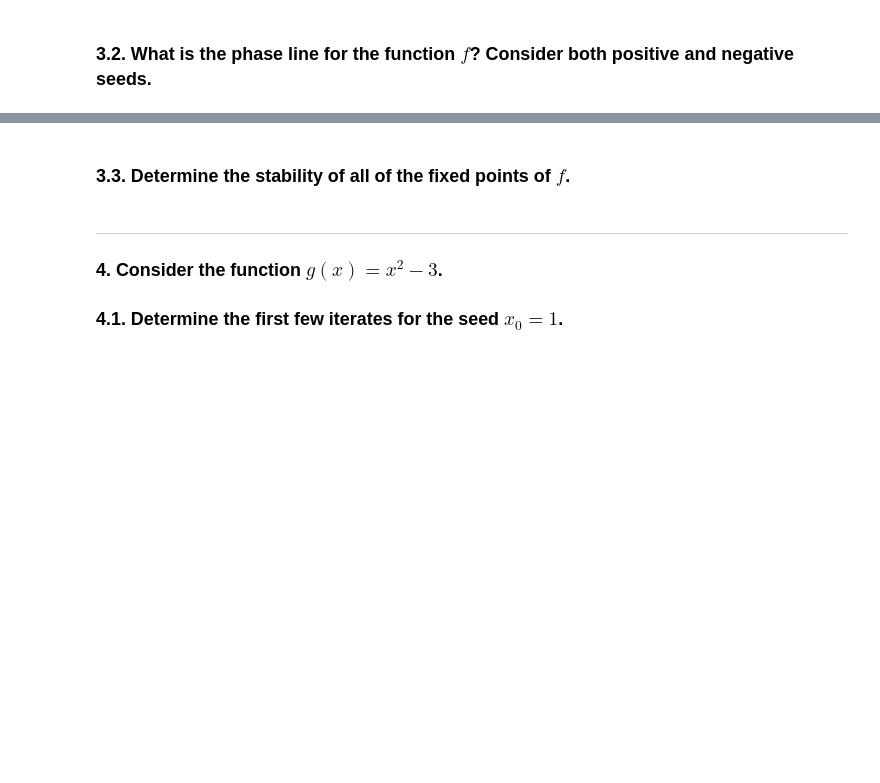
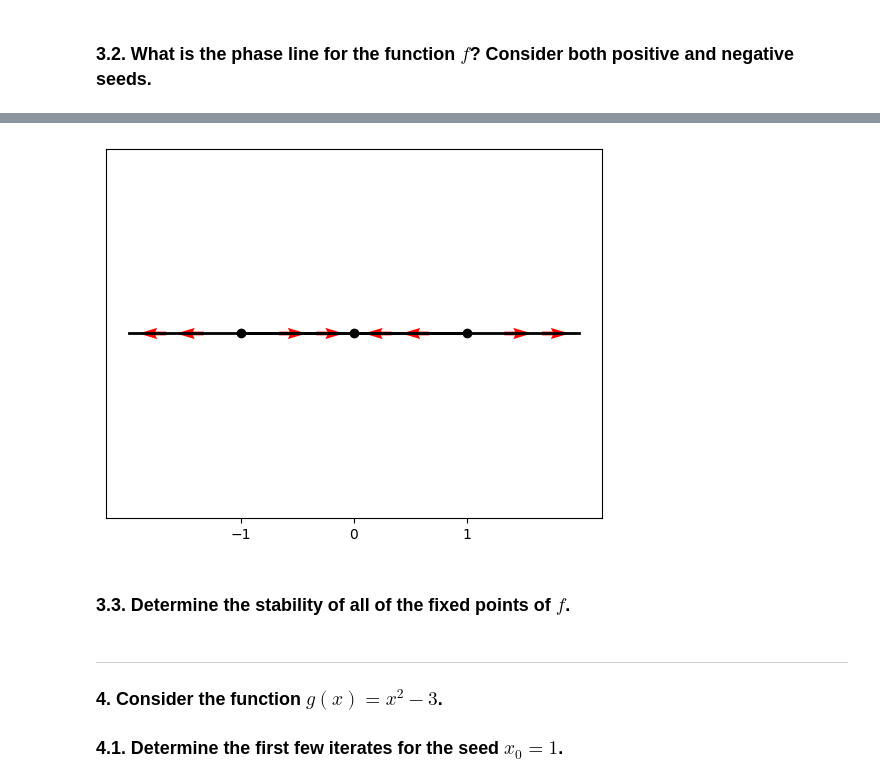
Before and after one commit to epsilonxe/RMUTT_09114330, a Jupyter notebook: materials/solutions/workshop_01.ipynb, the cells around one changed output, grey strips where cells are left out. Cells and saved outputs as stored; diff of their text form; code cells hidden in the pictures; blank space fills up the shorter version.

```diff
--- a/materials/solutions/workshop_01.ipynb
+++ b/materials/solutions/workshop_01.ipynb
@@ -135,3 +209,7 @@ plt.arrow(-1, 0, 0.5, 0,
+# %%
+phaseline_plot(f, fp=[-1, 0, 1], color='red')
+# %% [output]
+[figure, added]
 # %% [markdown]
 ### 3.3. Determine the stability of all of the fixed points of $f$.
 # %% [markdown]
```
Also changed, not shown: parts of 12 cells of this notebook.
